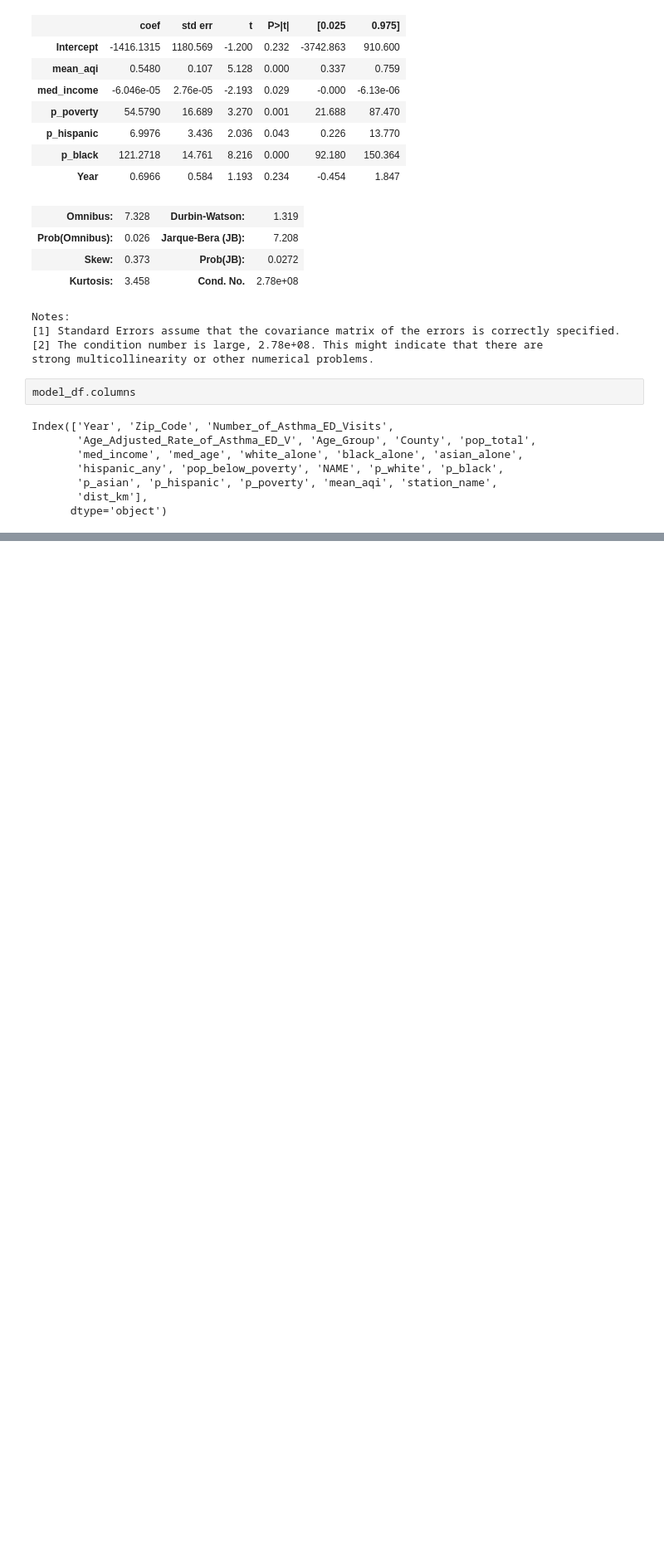
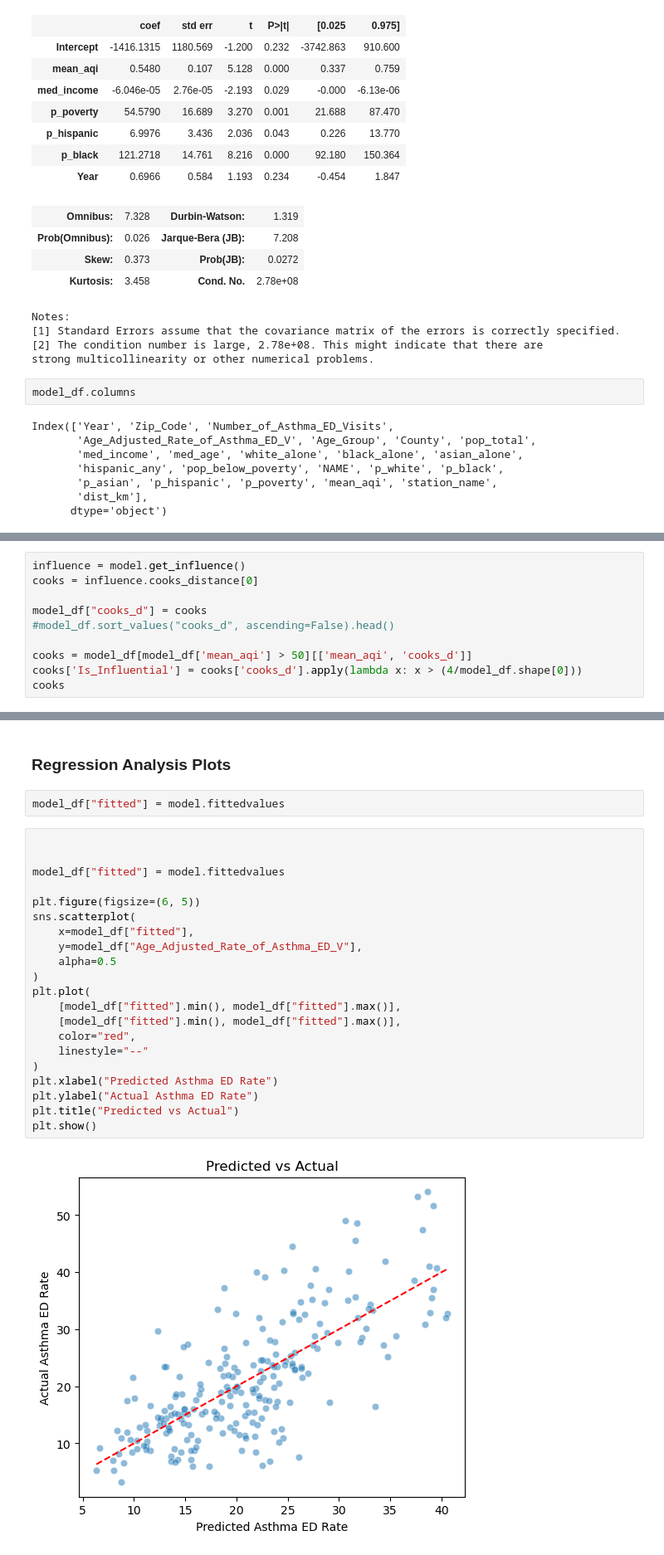
Before and after one commit to ikrvb1/Bridging-Air-Quality-and-Public-Health-in-San-Diego---DSC190, a Jupyter notebook: aqi_regression.ipynb, the cells around one changed output, grey strips where cells are left out. Shown at 83% size. Saved outputs shown, nothing was run; the diff lists cells and outputs as text; blank space fills up the shorter version.

Commit message:
Regression Analysis Plots

```diff
--- a/aqi_regression.ipynb
+++ b/aqi_regression.ipynb
@@ -622,0 +630,10 @@ Index(['Year', 'Zip_Code', 'Number_of_Asthma_ED_Visits',
+# %%
+influence = model.get_influence()
+cooks = influence.cooks_distance[0]
+
+model_df["cooks_d"] = cooks
+#model_df.sort_values("cooks_d", ascending=False).head()
+
+cooks = model_df[model_df['mean_aqi'] > 50][['mean_aqi', 'cooks_d']]
+cooks['Is_Influential'] = cooks['cooks_d'].apply(lambda x: x > (4/model_df.shape[0]))
+cooks
@@ -622,0 +650,27 @@ Index(['Year', 'Zip_Code', 'Number_of_Asthma_ED_Visits',
+# %% [markdown]
+### Regression Analysis Plots
+# %%
+model_df["fitted"] = model.fittedvalues
+# %%
+
+
+model_df["fitted"] = model.fittedvalues
+
+plt.figure(figsize=(6, 5))
+sns.scatterplot(
+    x=model_df["fitted"],
+    y=model_df["Age_Adjusted_Rate_of_Asthma_ED_V"],
+    alpha=0.5
+)
+plt.plot(
+    [model_df["fitted"].min(), model_df["fitted"].max()],
+    [model_df["fitted"].min(), model_df["fitted"].max()],
+    color="red",
+    linestyle="--"
+)
+plt.xlabel("Predicted Asthma ED Rate")
+plt.ylabel("Actual Asthma ED Rate")
+plt.title("Predicted vs Actual")
+plt.show()
+# %% [output]
+[figure, added]
```
Also changed, not shown: parts of 8 cells of this notebook.
